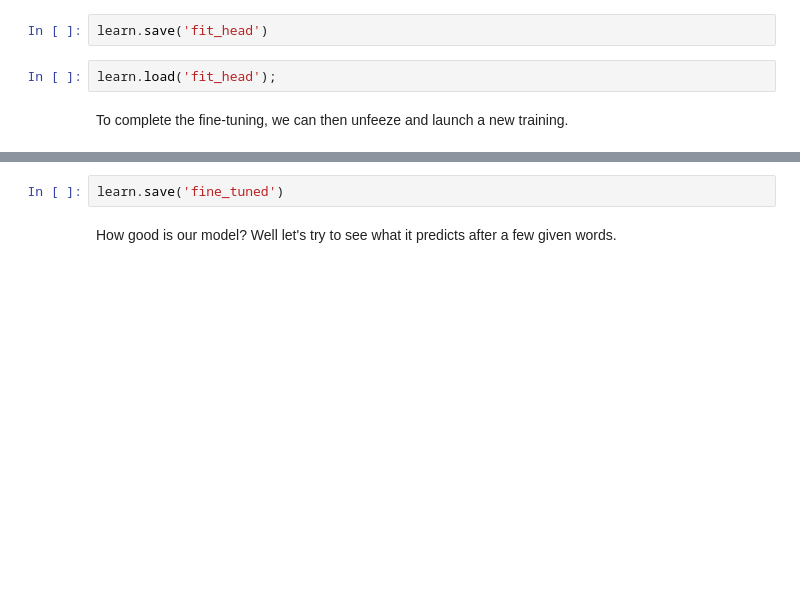
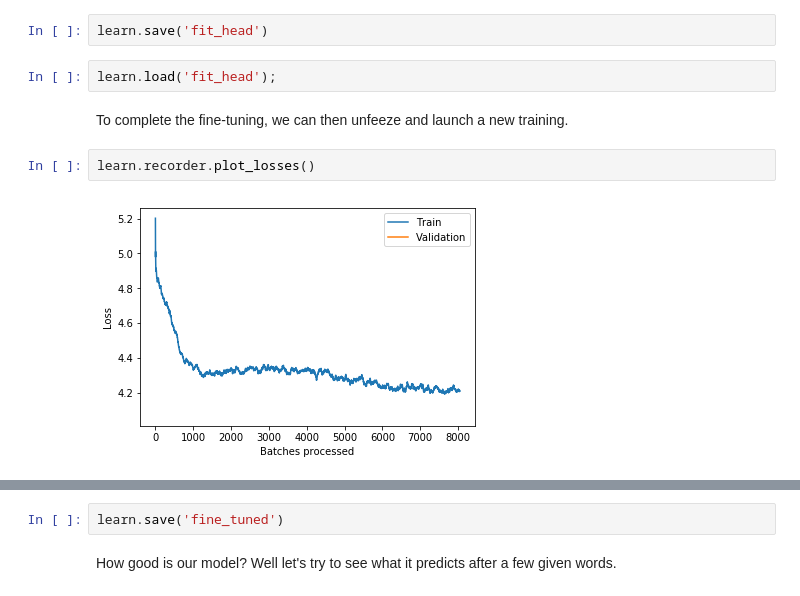
Before and after one commit to cedrickchee/fastai-course-v3, a Jupyter notebook: nbs/dl1/lesson3-imdb_20181226.ipynb, the cells around one changed output, grey strips where cells are left out. Drawn from its saved outputs; the diff is of its cells as text; blank space fills up the shorter version.

```diff
--- a/nbs/dl1/lesson3-imdb_20181226.ipynb
+++ b/nbs/dl1/lesson3-imdb_20181226.ipynb
@@ -197,3 +209,7 @@ learn.save('fit_head')
 learn.load('fit_head');
 # %% [markdown]
 To complete the fine-tuning, we can then unfeeze and launch a new training.
+# %%
+learn.recorder.plot_losses()
+# %% [output]
+[figure, added]
```
Also changed, not shown: parts of 25 cells of this notebook.
